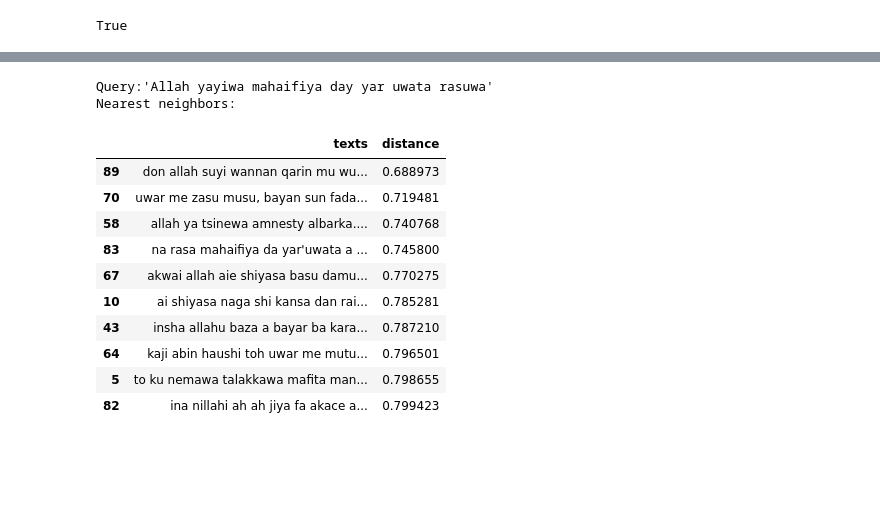
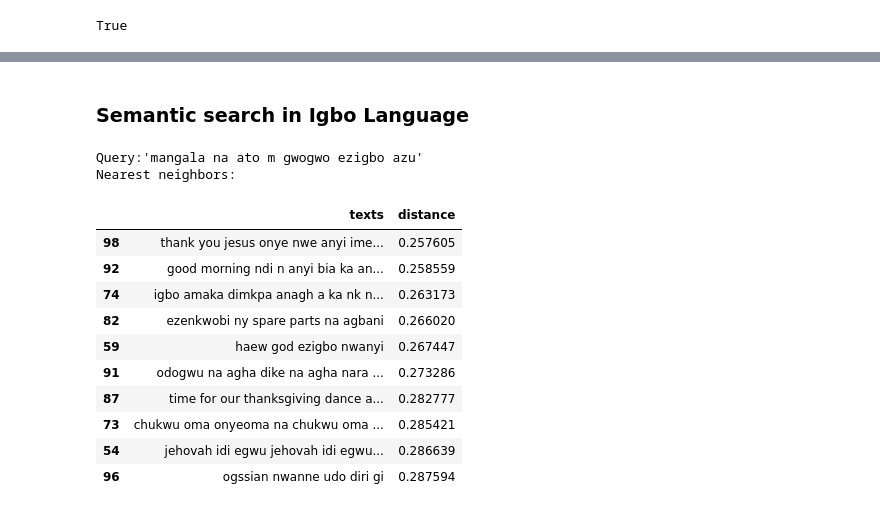
Before and after one commit to Muhammad0isah/SemanticSearch, a Jupyter notebook: semantic_search.ipynb, the cells around one changed output, grey strips where cells are left out. Cells and saved outputs as stored; diff of their text form; code cells hidden in the pictures; blank space fills up the shorter version.

Commit message:
search query added

```diff
--- a/semantic_search.ipynb
+++ b/semantic_search.ipynb
@@ -17,0 +16,3 @@ ibo_df = pd.read_csv("data/ibo.csv")
+# %%
+df = pd.read_csv("data/hau_ibo.csv")
+df.head()
@@ -18,14 +28,14 @@ ibo_df = pd.read_csv("data/ibo.csv")
 # %%
-# Step 4: Preprocess the datasets
 def preprocess(text):
     # Remove any non-alphanumeric characters
-    text = re.sub(r"@[^\s]+", "", text)
-    text = re.sub(r"http[^\s]+", "", text)
+    text = re.sub(r"@[^\s]+", "", str(text))
+    text = re.sub(r"http[^\s]+", "", str(text))
     # Remove any extra whitespace
-    text = re.sub(r"\s+", " ", text)
+    text = re.sub(r"\s+", " ", str(text))
     # Convert to lowercase
     text = text.lower()
     return text
 
-hau_df[" tweet"] = hau_df[" tweet"].apply(preprocess)
-ibo_df[" tweet"] = ibo_df[" tweet"].apply(preprocess)
+df["ha_text"] = df["ha_text"].apply(preprocess)
+df["ig_text"] = df["ig_text"].apply(preprocess)
+df.head()
@@ -32,4 +49,4 @@ ibo_df[" tweet"] = ibo_df[" tweet"].apply(preprocess)
 # %%
-# Step 5: Use the Cohere API to create embeddings for each sentence in the Hausa dataset
-hau_embeddings = co.embed(hau_df[" tweet"][:1000].tolist(), model="embed-english-v2.0")
-hau_embeddings = np.array(list(hau_embeddings))
+# Use the Cohere API to create embeddings for each sentence in the Hausa and Igbo from dataset
+embeddings = co.embed(df["ha_ig_text"][:100].to_list(), model="embed-multilingual-v2.0")
+embeddings = np.array(list(embeddings))
@@ -38,10 +69,10 @@ CohereConnectionError: HTTPSConnectionPool(host='api.cohere.ai', port=443): Read
 # %%
-# Step 6: Use the embeddings to perform semantic search and find the most similar sentences in the Igbo dataset
+# Use the embeddings to perform semantic search and find the most similar sentences in the  dataset
 results = []
-search_results = AnnoyIndex(hau_embeddings.shape[1], 'angular')
-for i in range(len(hau_embeddings)):
+search_results = AnnoyIndex(embeddings.shape[1], 'angular')
+for i in range(len(embeddings)):
     # Save the result as a tuple
-    search_results.add_item(i, hau_embeddings[i])
+    search_results.add_item(i, embeddings[i])
 search_results.build(40)
 search_results.save('text.ann')
 # %% [output]
@@ -49,34 +113,36 @@ True
+# %% [markdown]
+### Semantic search in Igbo Language
 # %%
-query = "Allah yayiwa mahaifiya day yar uwata rasuwa"
+query = "mangala na ato m gwogwo ezigbo azu"
 
 # Get the query's embedding
 query_embed = co.embed(texts=[query],
-                  model="embed-english-v2.0").embeddings
+                  model="embed-multilingual-v2.0").embeddings
 
 # Retrieve the nearest neighbors
 similar_item_ids = search_results.get_nns_by_vector(query_embed[0],10,
                                                 include_distances=True)
 # Format the results
-results = pd.DataFrame(data={'texts': hau_df.iloc[similar_item_ids[0]][' tweet'],
+results = pd.DataFrame(data={'texts': df.iloc[similar_item_ids[0]]['ig_text'],
                              'distance': similar_item_ids[1]})
 
 
 print(f"Query:'{query}'\nNearest neighbors:")
 results
 # %% [output]
-Query:'Allah yayiwa mahaifiya day yar uwata rasuwa'
+Query:'mangala na ato m gwogwo ezigbo azu'
 Nearest neighbors:
 |  | texts | distance |
-| 89 | don allah suyi wannan qarin mu wu... | 0.688973 |
-| 70 | uwar me zasu musu, bayan sun fada... | 0.719481 |
-| 58 | allah ya tsinewa amnesty albarka.... | 0.740768 |
-| 83 | na rasa mahaifiya da yar'uwata a ... | 0.745800 |
-| 67 | akwai allah aie shiyasa basu damu... | 0.770275 |
-| 10 | ai shiyasa naga shi kansa dan rai... | 0.785281 |
-| 43 | insha allahu baza a bayar ba kara... | 0.787210 |
-| 64 | kaji abin haushi toh uwar me mutu... | 0.796501 |
-| 5 | to ku nemawa talakkawa mafita man... | 0.798655 |
-| 82 | ina nillahi ah ah jiya fa akace a... | 0.799423 |
+| 98 | thank you jesus onye nwe anyi ime... | 0.257605 |
+| 92 | good morning ndi n anyi bia ka an... | 0.258559 |
+| 74 | igbo amaka dimkpa anagh a ka nk n... | 0.263173 |
+| 82 | ezenkwobi ny spare parts na agbani | 0.266020 |
+| 59 | haew god ezigbo nwanyi | 0.267447 |
+| 91 | odogwu na agha dike na agha nara ... | 0.273286 |
+| 87 | time for our thanksgiving dance a... | 0.282777 |
+| 73 | chukwu oma onyeoma na chukwu oma ... | 0.285421 |
+| 54 | jehovah idi egwu jehovah idi egwu... | 0.286639 |
+| 96 | ogssian nwanne udo diri gi | 0.287594 |
 # %%
 
 # UMAP reduces the dimensions from 1024 to 2 dimensions that we can plot
```
Also changed, not shown: parts of 12 cells of this notebook, 4 other files.
